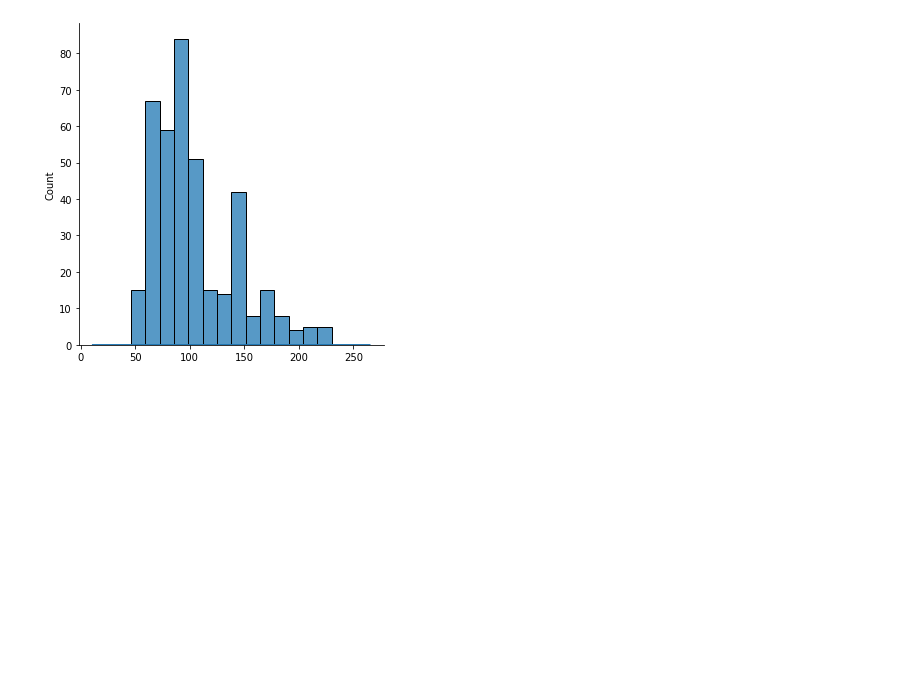
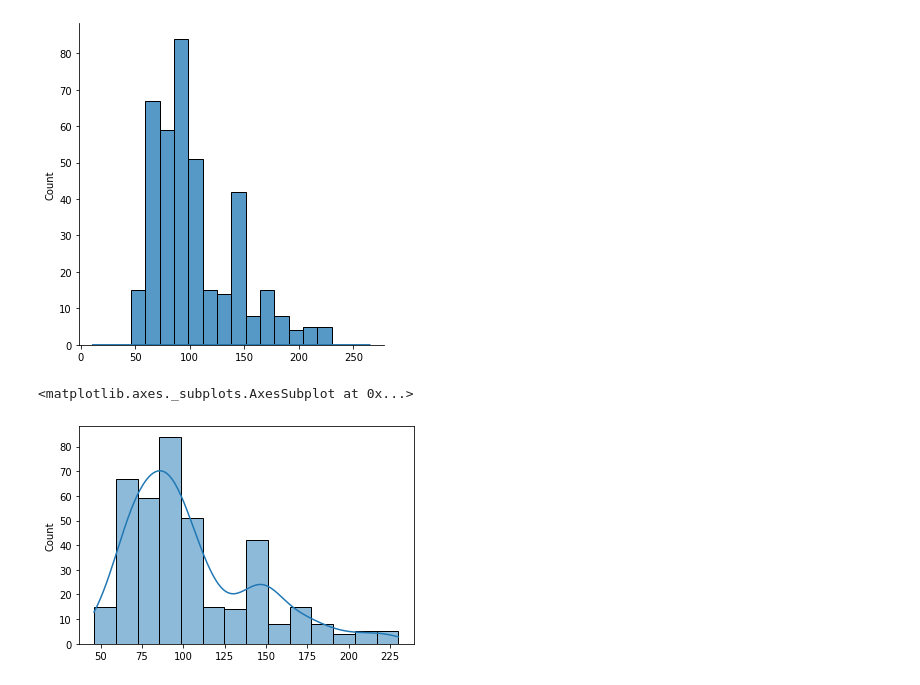
Before and after one commit to shoabahamed/khanacademy-statistics-and-probability, a Jupyter notebook: plotting_normal_distribution_graph.ipynb, the cells around one changed output. Cells and saved outputs as stored; diff of their text form; code cells hidden in the pictures; blank space fills up the shorter version.

```diff
--- a/plotting_normal_distribution_graph.ipynb
+++ b/plotting_normal_distribution_graph.ipynb
@@ -145,3 +145,8 @@ sns.kdeplot(horsepower)
 plt.show()
 # %% [output]
 [figure]
+# %%
+sns.histplot(horsepower, kde=True)
+# %% [output]
+<matplotlib.axes._subplots.AxesSubplot at 0x...>
+[figure, added]
```
Also changed, not shown: parts of 1 cell of this notebook.
